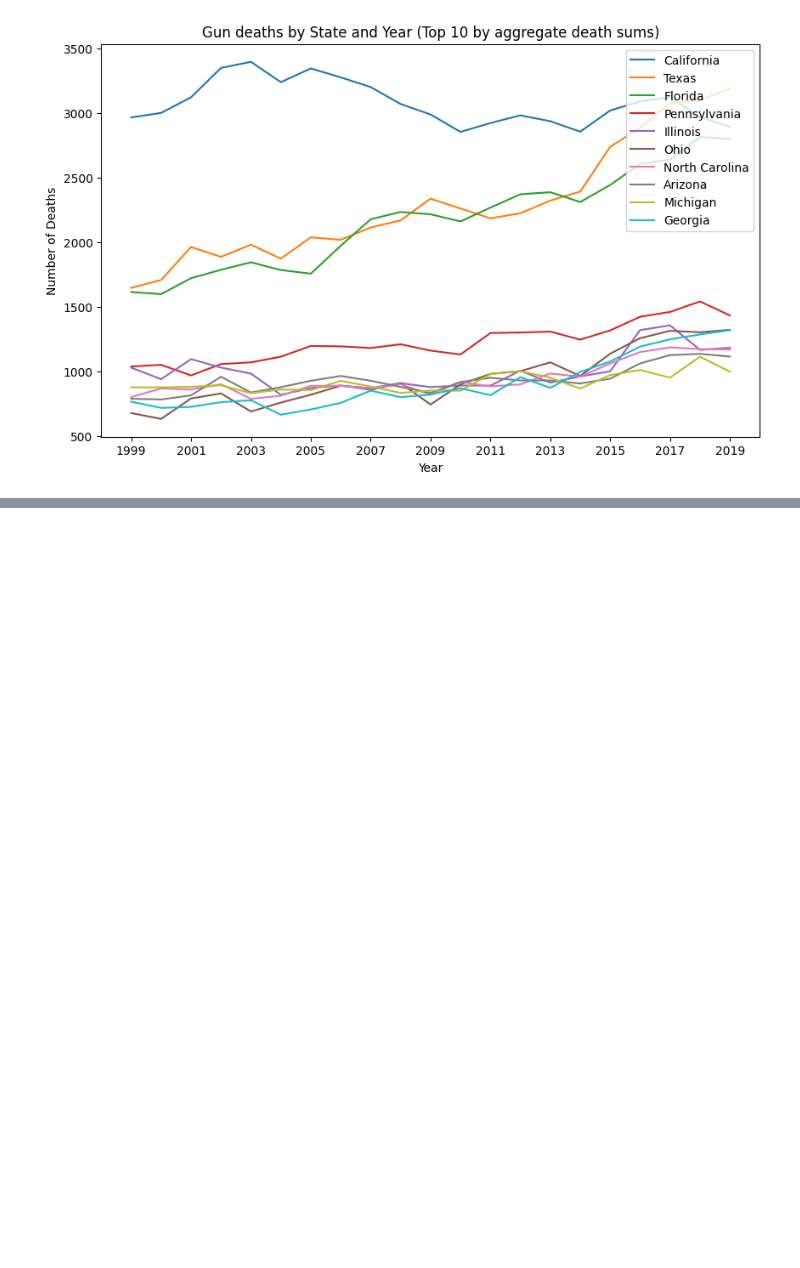
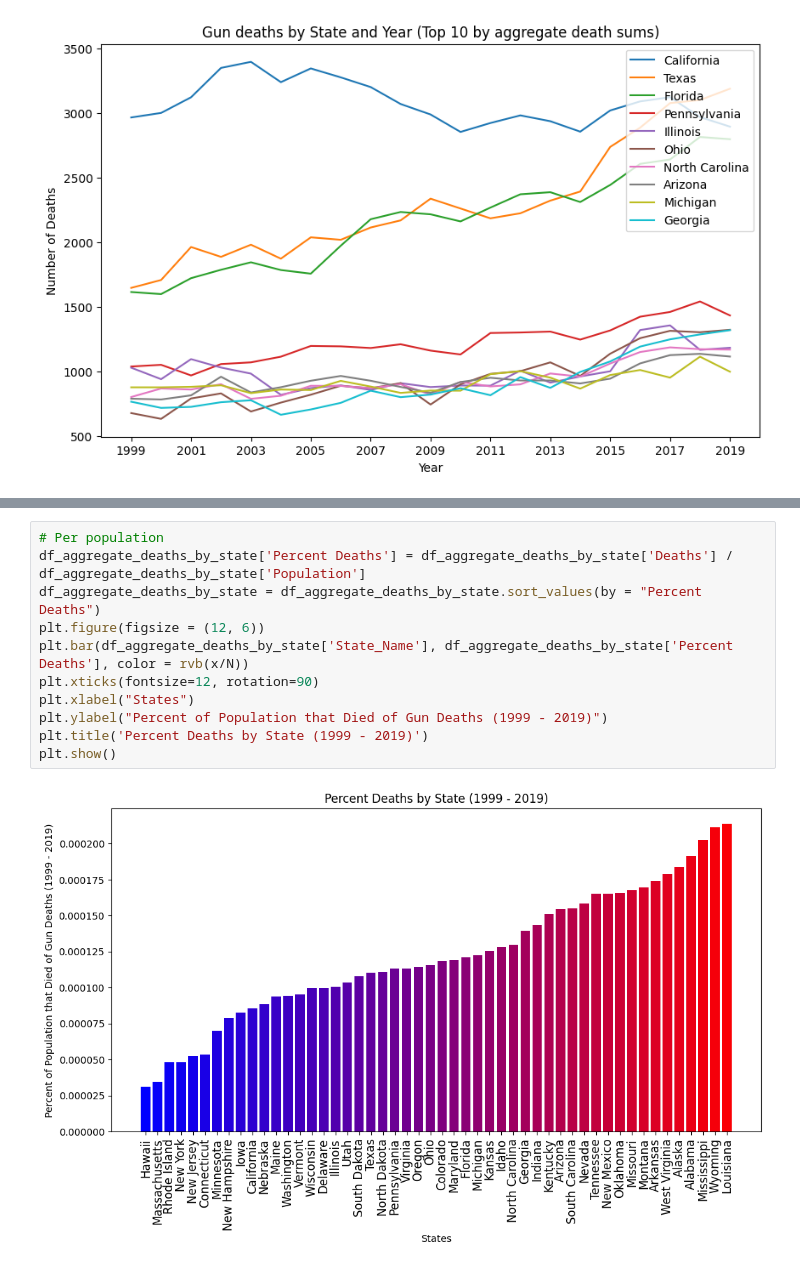
Before and after one commit to JhaoZ/Gun-Deaths-Analysis, a Jupyter notebook: analysis.ipynb, the cells around one changed output, grey strips where cells are left out. Drawn from its saved outputs; the diff is of its cells as text; blank space fills up the shorter version.

```diff
--- a/analysis.ipynb
+++ b/analysis.ipynb
@@ -72,0 +124,13 @@ plt.show()
+# %%
+# Per population
+df_aggregate_deaths_by_state['Percent Deaths'] = df_aggregate_deaths_by_state['Deaths'] / df_aggregate_deaths_by_state['Population']
+df_aggregate_deaths_by_state = df_aggregate_deaths_by_state.sort_values(by = "Percent Deaths")
+plt.figure(figsize = (12, 6))
+plt.bar(df_aggregate_deaths_by_state['State_Name'], df_aggregate_deaths_by_state['Percent Deaths'], color = rvb(x/N))
+plt.xticks(fontsize=12, rotation=90)
+plt.xlabel("States")
+plt.ylabel("Percent of Population that Died of Gun Deaths (1999 - 2019)")
+plt.title('Percent Deaths by State (1999 - 2019)')
+plt.show()
+# %% [output]
+[figure, added]
```
Also changed, not shown: parts of 6 cells of this notebook.
